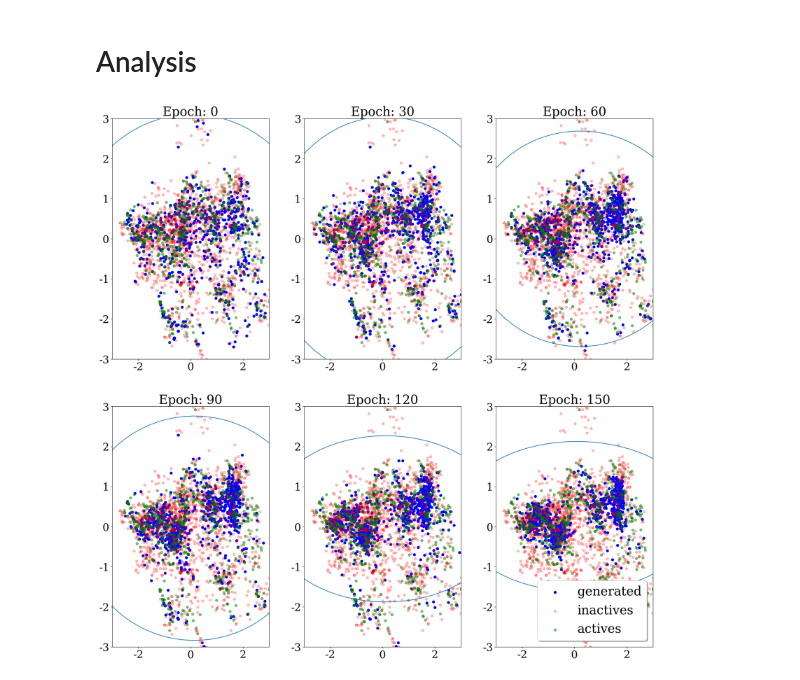
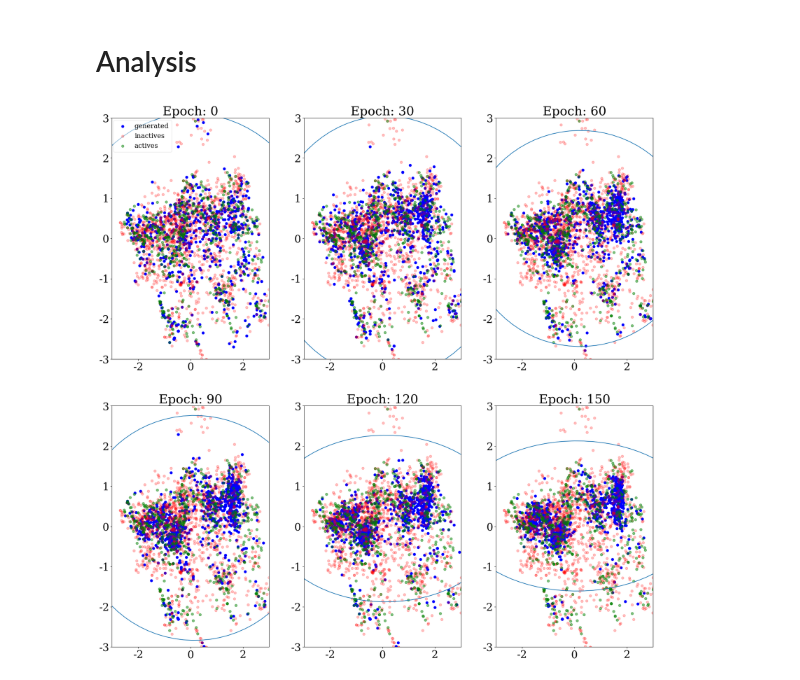
Before and after one commit to maxime-langevin/diverse_molecule_generation, a Jupyter notebook: drd2_trajectories_beta_100.ipynb, the cells around one changed output. Drawn from its saved outputs; the diff is of its cells as text; code cells hidden in the pictures.

```diff
--- a/drd2_trajectories_beta_100.ipynb
+++ b/drd2_trajectories_beta_100.ipynb
@@ -220,34 +220,33 @@ for i, run in enumerate(runs_to_display):
         np.quantile(pca_gen[:, 0:1], quant),
         np.quantile(pca_gen[:, 0:1], 1.0 - quant),
     ]
     [y_min, y_max] = [
         np.quantile(pca_gen[:, 1:2], quant),
         np.quantile(pca_gen[:, 1:2], 1.0 - quant),
     ]
     center_x = np.mean([x_max, x_min])
     center_y = np.mean([y_max, y_min])
     radius_x = l * (x_max - x_min)
     radius_y = l * (y_max - y_min)
     #
     ax = axs.flatten()[i]
     run_title = run
     ax.set_title(run_title.replace("_", " "), fontsize=30)
     ax.set_ylim(y_lims)
     ax.set_xlim(x_lims)
     ax.scatter(pca_gen[:, 0], pca_gen[:, 1], c="b", label="generated", alpha=1)
     ax.scatter(
         pca_inactive[:, 0], pca_inactive[:, 1], c="r", label="inactives", alpha=0.25
     )
     ax.scatter(pca_active[:, 0], pca_active[:, 1], c="g", label="actives", alpha=0.5)
     # Proximity ellipse
     ax.plot(center_x + radius_x * np.cos(t), center_y + radius_y * np.sin(t))
     #
     ax.tick_params(axis="both", which="major", labelsize=25)
     ax.tick_params(axis="both", which="minor", labelsize=25)
-    if i == len(runs_to_display) - 1:
-        ax.legend(loc="lower right", ncol=1, fancybox=True, shadow=True, fontsize=30)
-
+    handles, labels = ax.get_legend_handles_labels()
+fig.legend(handles, labels, loc="upper left", bbox_to_anchor=(0.055, 0.945), ncol=1, fancybox=True, shadow=False, framealpha=0.5, fontsize=16)
 fig.tight_layout(pad=1.5)
 plt.savefig("graphs/DRD2_lambda_100_evolution.pdf", dpi=300)
 # %% [output]
-[figure, old version]
+[figure, new version]
```
Also changed, not shown: 21 other files.
